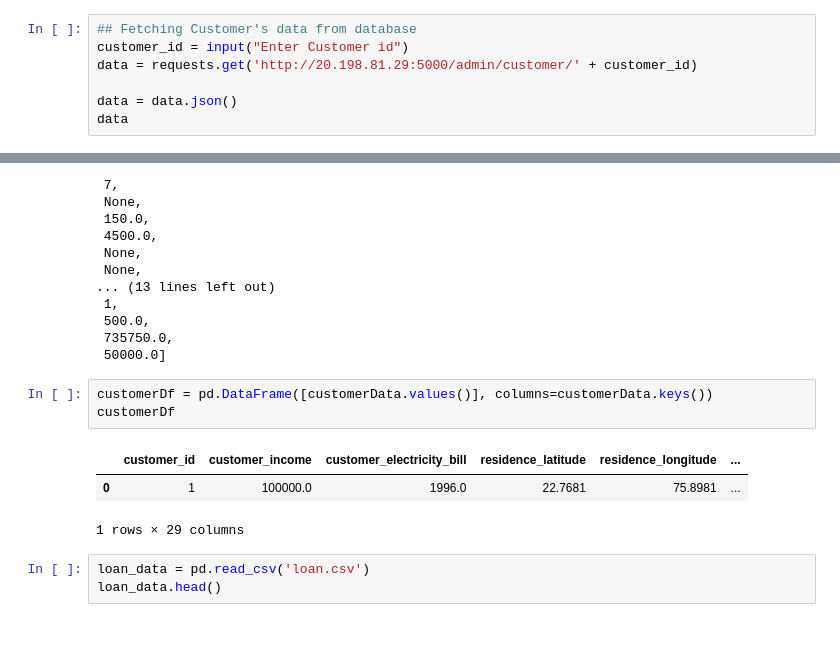
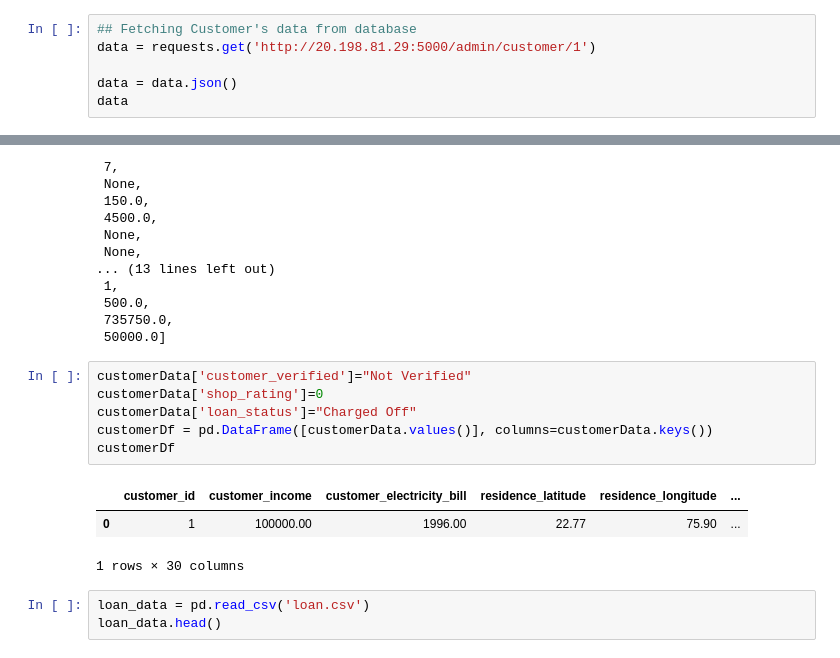
Before and after one commit to M-I-T-R-A/Mitra-DataAnalysis, a Jupyter notebook: ML/notebook.ipynb, the cells around one changed output, grey strips where cells are left out. Cells and saved outputs as stored; diff of their text form.

```diff
--- a/ML/notebook.ipynb
+++ b/ML/notebook.ipynb
@@ -12,8 +12,7 @@ import requests
 import json
 # %%
 ## Fetching Customer's data from database
-customer_id = input("Enter Customer id")
-data = requests.get('http://20.198.81.29:5000/admin/customer/' + customer_id)
+data = requests.get('http://20.198.81.29:5000/admin/customer/1')
 
 data = data.json()
 data
@@ -129,12 +127,15 @@ list(customerData.values())
  735750.0,
  50000.0]
 # %%
+customerData['customer_verified']="Not Verified"
+customerData['shop_rating']=0
+customerData['loan_status']="Charged Off"
 customerDf = pd.DataFrame([customerData.values()], columns=customerData.keys())
 customerDf
 # %% [output]
 |  | customer_id | customer_income | customer_electricity_bill | residence_latitude | residence_longitude | ... |
-| 0 | 1 | 100000.0 | 1996.0 | 22.7681 | 75.8981 | ... |
+| 0 | 1 | 100000.00 | 1996.00 | 22.77 | 75.90 | ... |
-1 rows × 29 columns
+1 rows × 30 columns
 # %%
 loan_data = pd.read_csv('loan.csv')
 loan_data.head()
```
Also changed, not shown: parts of 36 cells of this notebook, 4 other files.
